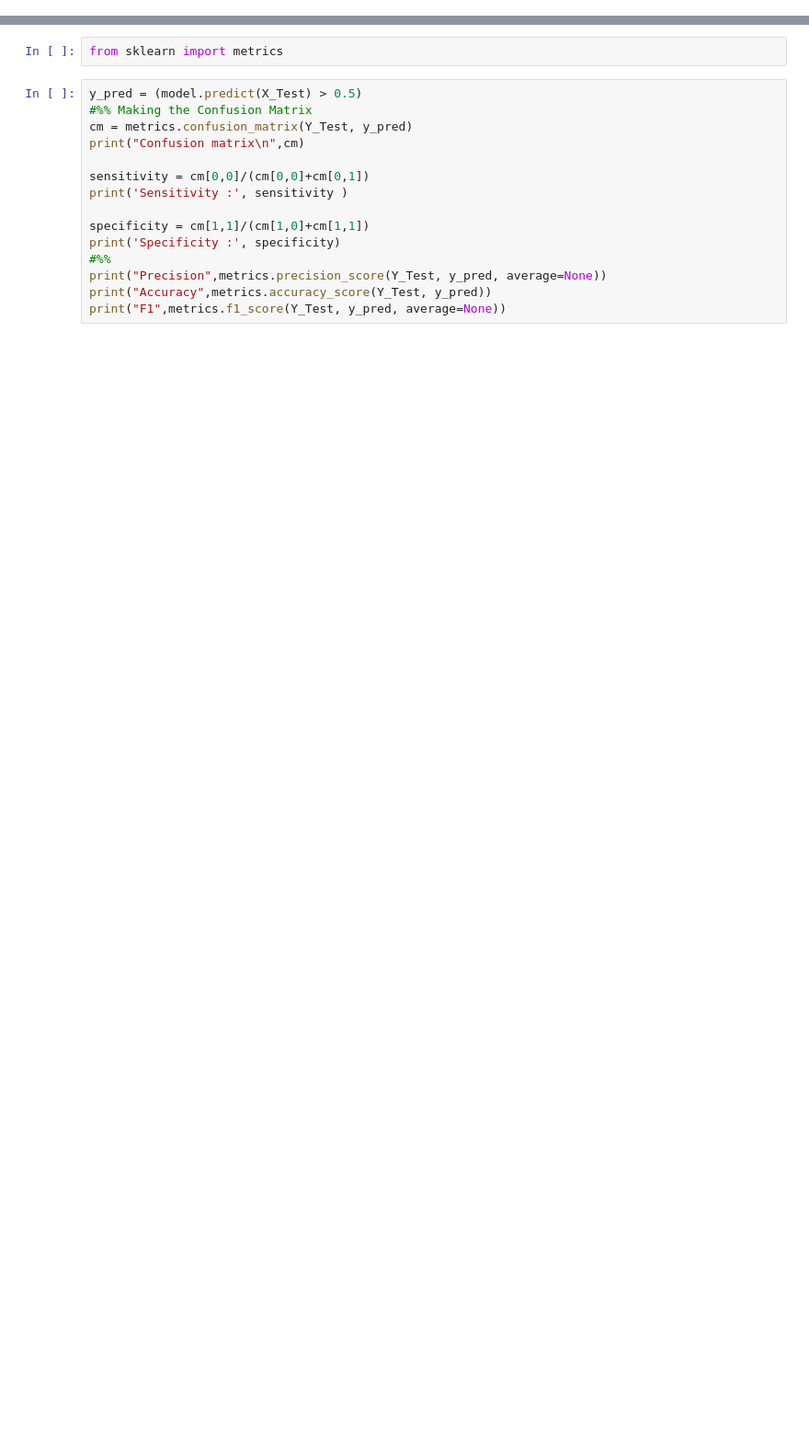
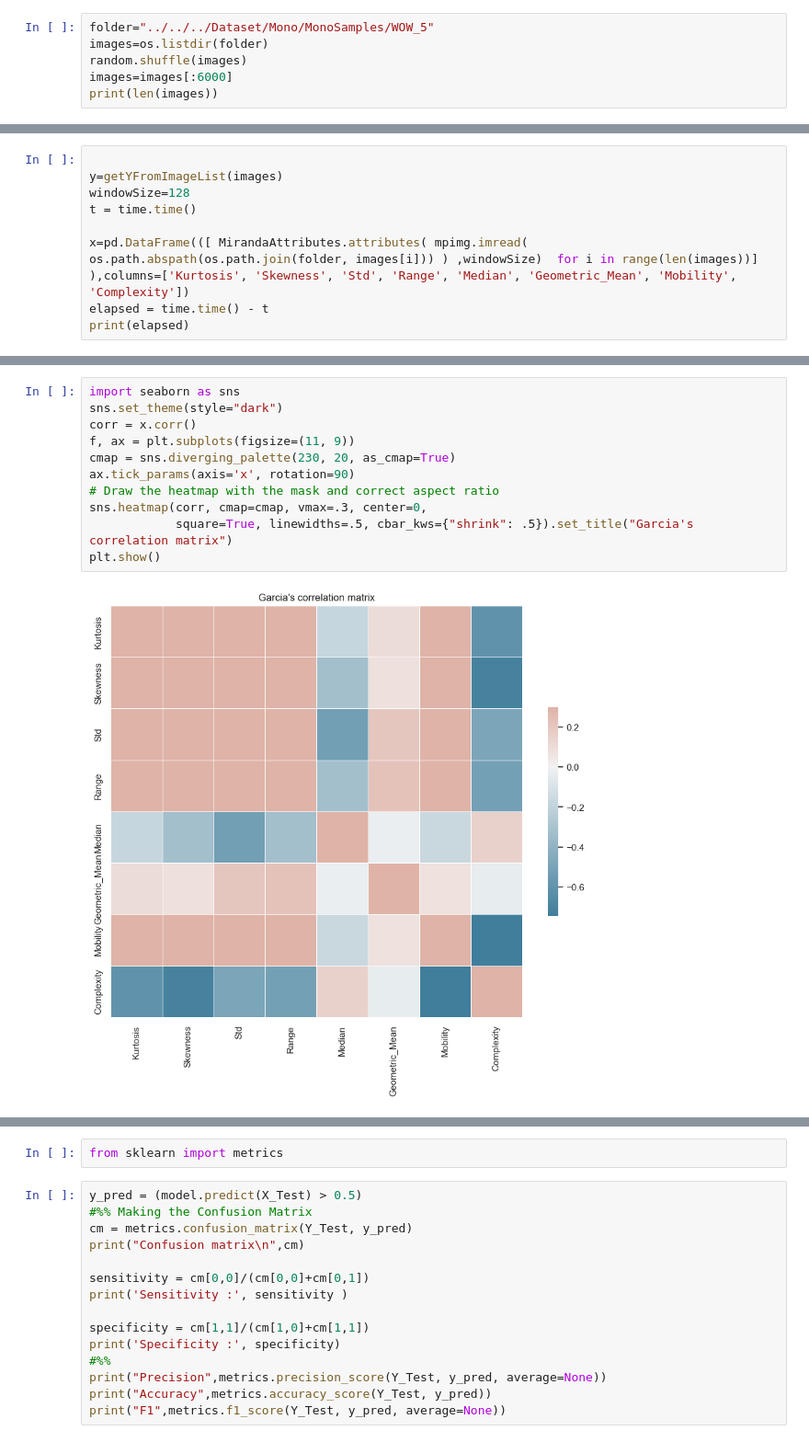
Before and after one commit to intentodemusico/StegianV2, a Jupyter notebook: Python/Modelling/scripts/ANN_Miranda.ipynb, the cells around one changed output, grey strips where cells are left out. Shown at 92% size. Cells and saved outputs as stored; diff of their text form; blank space fills up the shorter version.

```diff
--- a/Python/Modelling/scripts/ANN_Miranda.ipynb
+++ b/Python/Modelling/scripts/ANN_Miranda.ipynb
@@ -18,0 +47,6 @@ Eager execution: True
+# %%
+folder="../../../Dataset/Mono/MonoSamples/WOW_5"
+images=os.listdir(folder)
+random.shuffle(images)
+images=images[:6000]
+print(len(images))
@@ -30,0 +104,9 @@ Y_Test = testDataset.iloc[:, -2].values
+# %%
+
+y=getYFromImageList(images)
+windowSize=128
+t = time.time()
+
+x=pd.DataFrame(([ MirandaAttributes.attributes( mpimg.imread( os.path.abspath(os.path.join(folder, images[i])) ) ,windowSize)  for i in range(len(images))] ),columns=['Kurtosis', 'Skewness', 'Std', 'Range', 'Median', 'Geometric_Mean', 'Mobility', 'Complexity'])
+elapsed = time.time() - t
+print(elapsed)
@@ -30,0 +167,13 @@ Y_Test = testDataset.iloc[:, -2].values
+# %%
+import seaborn as sns
+sns.set_theme(style="dark")
+corr = x.corr()
+f, ax = plt.subplots(figsize=(11, 9))
+cmap = sns.diverging_palette(230, 20, as_cmap=True)
+ax.tick_params(axis='x', rotation=90)
+# Draw the heatmap with the mask and correct aspect ratio
+sns.heatmap(corr, cmap=cmap, vmax=.3, center=0,
+            square=True, linewidths=.5, cbar_kws={"shrink": .5}).set_title("Garcia's correlation matrix")
+plt.show()
+# %% [output]
+[figure, added]
```
Also changed, not shown: parts of 28 cells of this notebook, 5 other files.
